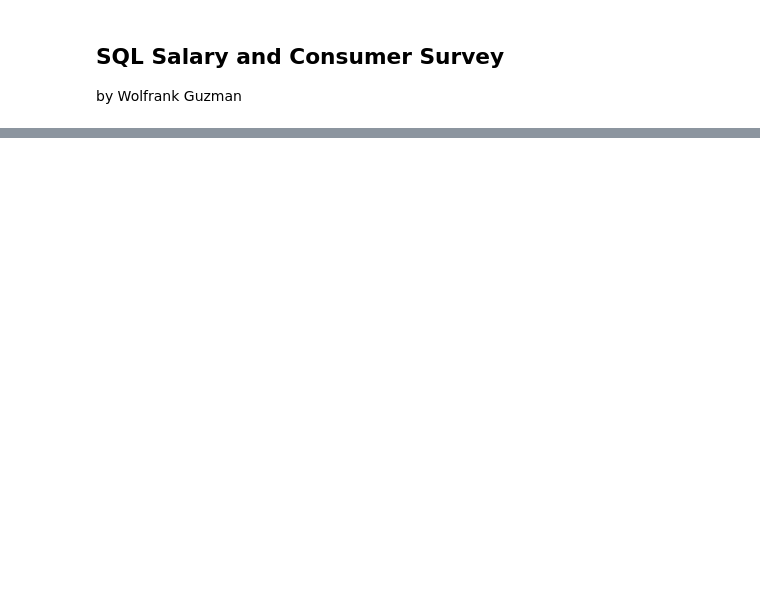
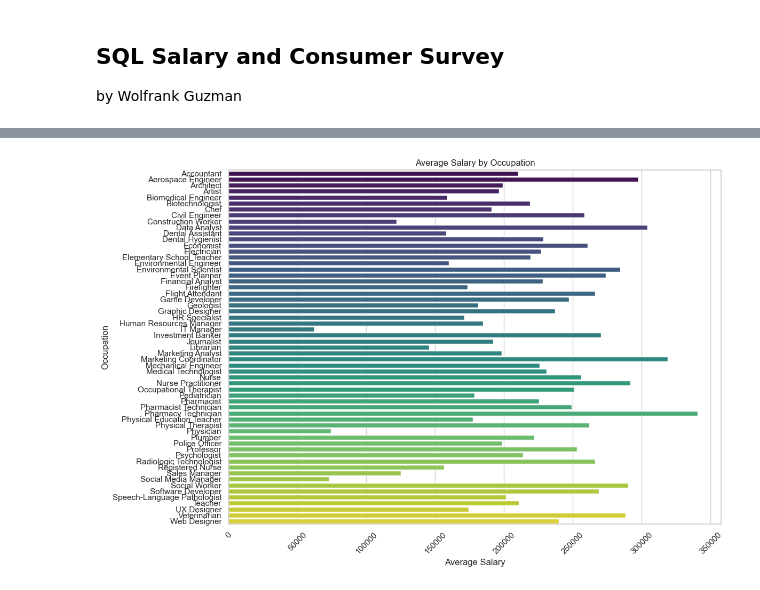
Before and after one commit to guzmanwolfrank/Data, a Jupyter notebook: SQLSalaryData/RandomData.ipynb, the cells around one changed output, grey strips where cells are left out. Saved outputs shown, nothing was run; the diff lists cells and outputs as text; code cells hidden in the pictures; blank space fills up the shorter version.

```diff
--- a/SQLSalaryData/RandomData.ipynb
+++ b/SQLSalaryData/RandomData.ipynb
@@ -215,0 +216,33 @@ conn.close()
+# %%
+import pandas as pd
+import seaborn as sns
+import matplotlib.pyplot as plt
+import sqlite3
+
+# Create a SQLite database connection
+
+
+# Execute the SQL query to select occupations and their average salaries
+cursor.execute("SELECT Occupation, AVG(Salary) FROM data GROUP BY Occupation")
+results = cursor.fetchall()
+
+# Convert the query results into a DataFrame
+df = pd.DataFrame(results, columns=['Occupation', 'Average Salary'])
+
+# Close the database connection
+conn.close()
+
+# Create a Seaborn barplot to visualize the average salaries for each occupation
+plt.figure(figsize=(12, 8))
+sns.set(style="whitegrid")
+sns.barplot(x='Average Salary', y='Occupation', data=df, palette='viridis')
+plt.title('Average Salary by Occupation')
+plt.xlabel('Average Salary')
+plt.ylabel('Occupation')
+plt.xticks(rotation=45)  # Rotate x-axis labels for better readability
+plt.tight_layout()
+
+# Show the plot
+plt.show()
+# %% [output]
+[figure, added]
```
Also changed, not shown: parts of 8 cells of this notebook.
